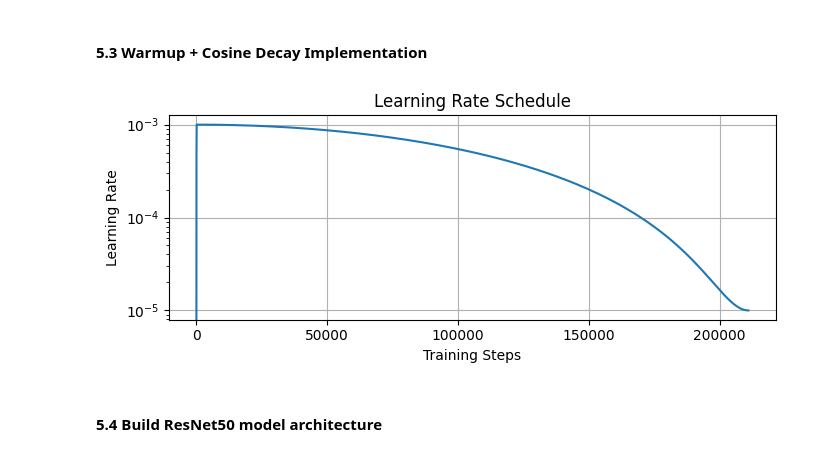
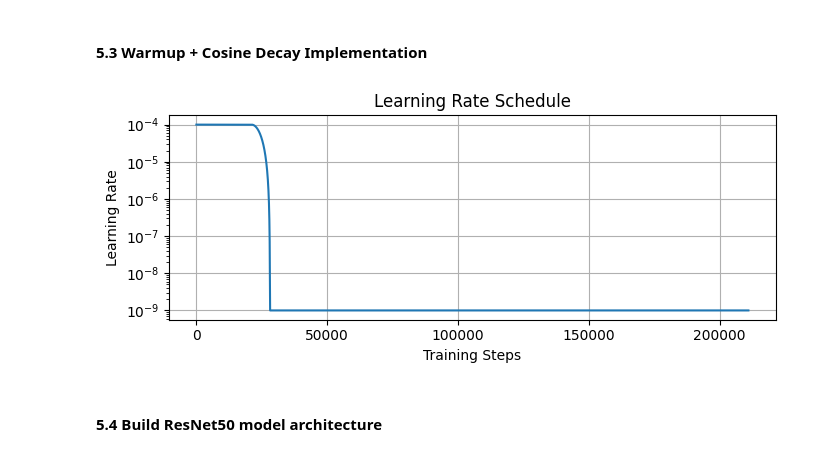
Before and after one commit to TommyYuan0215/FocusTrack-AI-Model, a Jupyter notebook: ResNet50_with_DAiSEE/main.ipynb, the cells around one changed output. Saved outputs shown, nothing was run; the diff lists cells and outputs as text; code cells hidden in the pictures.

```diff
--- a/ResNet50_with_DAiSEE/main.ipynb
+++ b/ResNet50_with_DAiSEE/main.ipynb
@@ -517,4 +520,10 @@ if physical_devices:
 print(physical_devices)
 # %% [output]
 [PhysicalDevice(name='/physical_device:GPU:0', device_type='GPU')]
+# %%
+# Initialize the variable
+epochs = 30
+batch_size = 32
+initial_lr = 5e-6
+num_classes = 3
 # %% [markdown]
@@ -606,45 +579,37 @@ Class 2: 9450 samples (11.91%)
 # %% [markdown]
 #### 5.3 Warmup + Cosine Decay Implementation
-# %%
-# Initialize the necessary variables
-initial_lr = 1e-4
-warmup_epochs = 3
-steps_per_epoch = len(train_generator)
-epochs = 30
-
-# Calculate Warmup Cosine Decay
-total_steps_per_epoch = len(train_generator)  # Steps per epoch
-total_training_steps = total_steps_per_epoch * epochs  # Total training steps
-warmup_steps = int(0.10 * total_training_steps) # 10% of total steps
+# %%
+steps_per_epoch = len(train_dataset)
+total_training_steps = steps_per_epoch * epochs
+warmup_steps = int(0.1 * total_training_steps)
+
+lr_schedule = CosineDecay(
+    initial_learning_rate=initial_lr,
+    decay_steps=total_training_steps,
+    alpha=1e-6,
+    warmup_target=1e-4,
+    warmup_steps=warmup_steps
+)
 # %%
 # Visualization function to help understand the learning rate schedule
-def plot_lr_schedule(lr_schedule, total_epochs, steps_per_epoch):
-    total_steps = total_epochs * steps_per_epoch
-    steps = np.arange(total_steps)
+def plot_lr_schedule(lr_schedule, total_training_steps):
+    steps = np.arange(total_training_steps)
     lrs = [lr_schedule(step) for step in steps]
 
     plt.figure(figsize=(7, 3))
     plt.plot(steps, lrs)
     plt.title('Learning Rate Schedule')
     plt.xlabel('Training Steps')
     plt.ylabel('Learning Rate')
     plt.yscale('log')
     plt.grid(True)
     plt.tight_layout()
     plt.show()
 
-lr_schedule = CosineDecay(
-    initial_learning_rate=initial_lr,
-    decay_steps=total_steps_per_epoch,
-    alpha=1e-5,
-    warmup_target=initial_lr, # same as initial_lr
-    warmup_steps=warmup_steps
-)
-
 # Visualize the learning rate schedule
-plot_lr_schedule(lr_schedule, epochs, steps_per_epoch)
+plot_lr_schedule(lr_schedule, total_training_steps)
 # %% [output]
-[figure, old version]
+[figure, new version]
 # %% [markdown]
 #### 5.4 Build ResNet50 model architecture
 # %%
```
Also changed, not shown: parts of 25 cells of this notebook, 1 other file.
